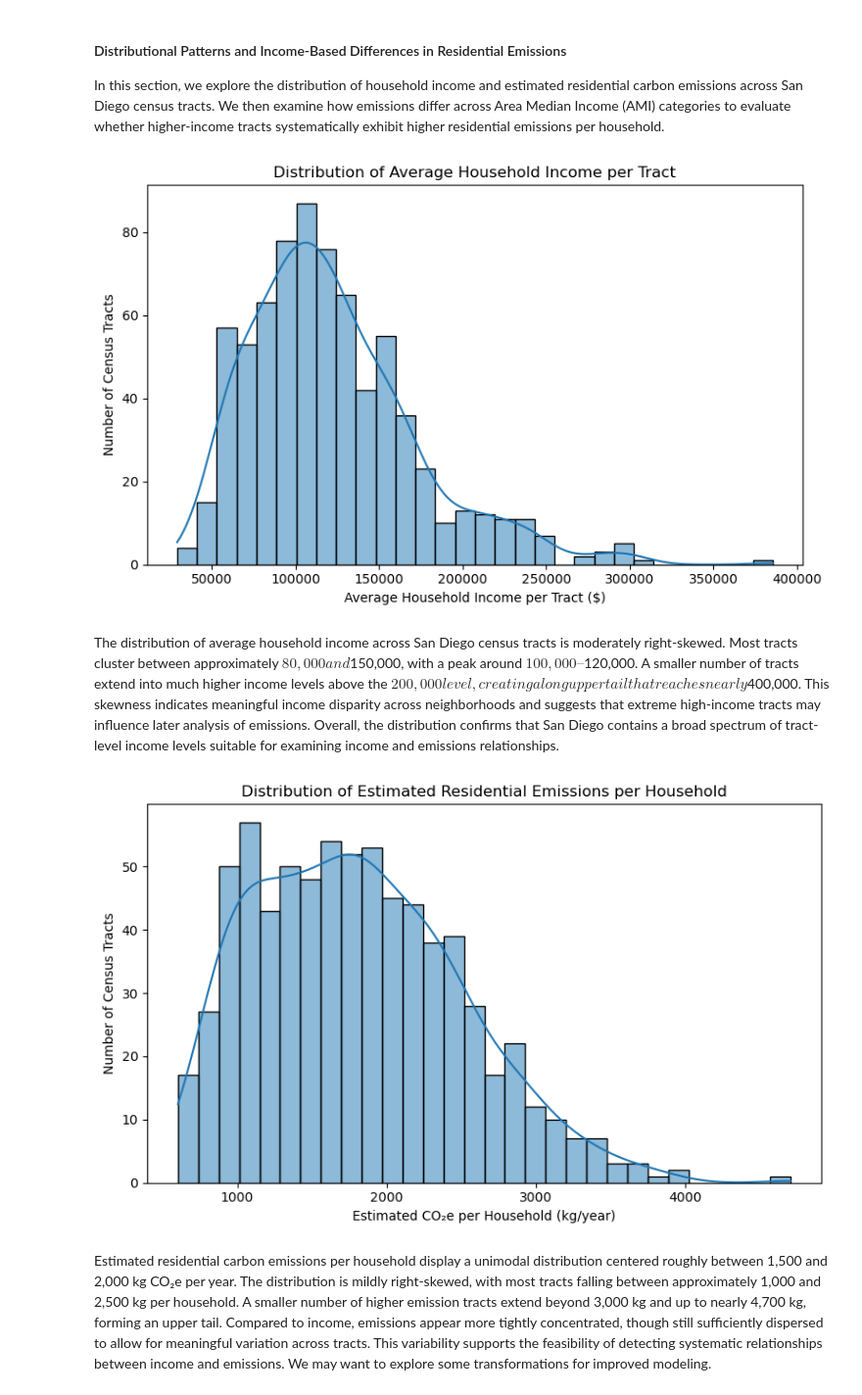
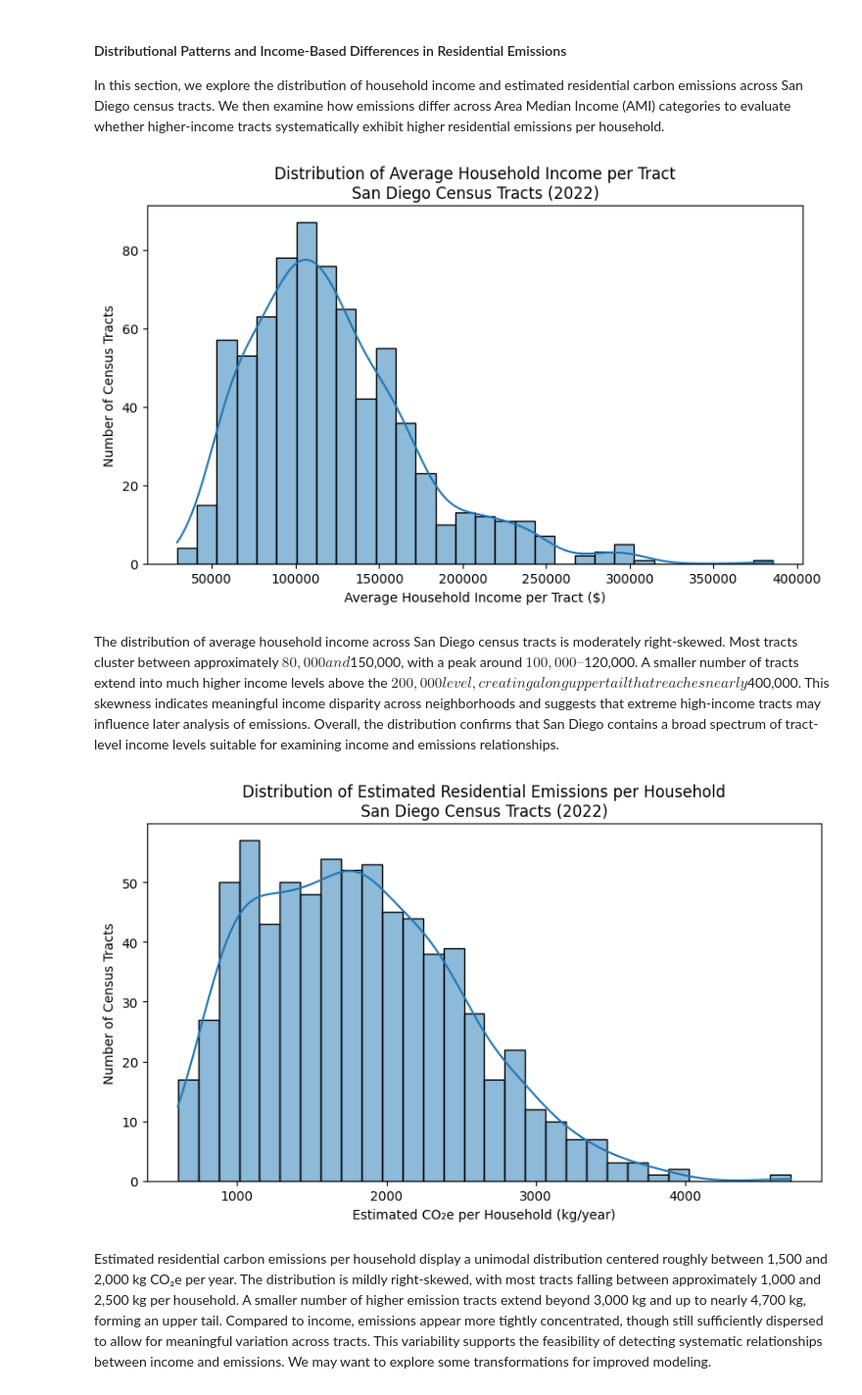
Before and after one commit to 4am1r/Group087_WI26, a Jupyter notebook: 02-EDACheckpoint.ipynb, the cells around one changed output. Shown at 98% size. Saved outputs shown, nothing was run; the diff lists cells and outputs as text; code cells hidden in the pictures.

```diff
--- a/02-EDACheckpoint.ipynb
+++ b/02-EDACheckpoint.ipynb
@@ -392,6 +398,10 @@ agg["co2e_fuel_kg"] = agg["fuel_therms_est"] * EF_GAS_KG_PER_THERM
 agg["co2e_total_kg"] = agg["co2e_elec_kg"] + agg["co2e_gas_kg"] + agg["co2e_fuel_kg"]
 agg["co2e_per_hh_kg"] = agg["co2e_total_kg"] / agg["UNITS"]
 
+# Log versions of income and emissions
+agg["log_income"] = np.log(agg["income_per_hh"])
+agg["log_co2e"] = np.log(agg["co2e_per_hh_kg"])
+
 print("Aggregated tract-level dataset size:", agg.shape)
 agg.head()
 
@@ -463,22 +479,22 @@ plt.figure(figsize=(8,5))
 sns.histplot(df_sd_clean["income_per_hh"], bins=30, kde=True)
 plt.xlabel("Average Household Income per Tract ($)")
 plt.ylabel("Number of Census Tracts")
-plt.title("Distribution of Average Household Income per Tract")
+plt.title("Distribution of Average Household Income per Tract\nSan Diego Census Tracts (2022)")
 plt.tight_layout()
 plt.show()
 # %% [output]
-[figure, old version]
+[figure, new version]
 # %% [markdown]
 The distribution of average household income across San Diego census tracts is moderately right-skewed. Most tracts cluster between approximately $80,000 and $150,000, with a peak around $100,000–$120,000. A smaller number of tracts extend into much higher income levels above the $200,000 level, creating a long upper tail that reaches nearly $400,000. This skewness indicates meaningful income disparity across neighborhoods and suggests that extreme high-income tracts may influence later analysis of emissions. Overall, the distribution confirms that San Diego contains a broad spectrum of tract-level income levels suitable for examining income and emissions relationships.
 # %%
 plt.figure(figsize=(8,5))
 sns.histplot(df_sd_clean["co2e_per_hh_kg"], bins=30, kde=True)
 plt.xlabel("Estimated CO₂e per Household (kg/year)")
 plt.ylabel("Number of Census Tracts")
-plt.title("Distribution of Estimated Residential Emissions per Household")
+plt.title("Distribution of Estimated Residential Emissions per Household\nSan Diego Census Tracts (2022)")
 plt.tight_layout()
 plt.show()
 # %% [output]
-[figure, old version]
+[figure, new version]
 # %% [markdown]
 Estimated residential carbon emissions per household display a unimodal distribution centered roughly between 1,500 and 2,000 kg CO₂e per year. The distribution is mildly right-skewed, with most tracts falling between approximately 1,000 and 2,500 kg per household. A smaller number of higher emission tracts extend beyond 3,000 kg and up to nearly 4,700 kg, forming an upper tail. Compared to income, emissions appear more tightly concentrated, though still sufficiently dispersed to allow for meaningful variation across tracts. This variability supports the feasibility of detecting systematic relationships between income and emissions. We may want to explore some transformations for improved modeling.
```
Also changed, not shown: parts of 11 cells of this notebook.
